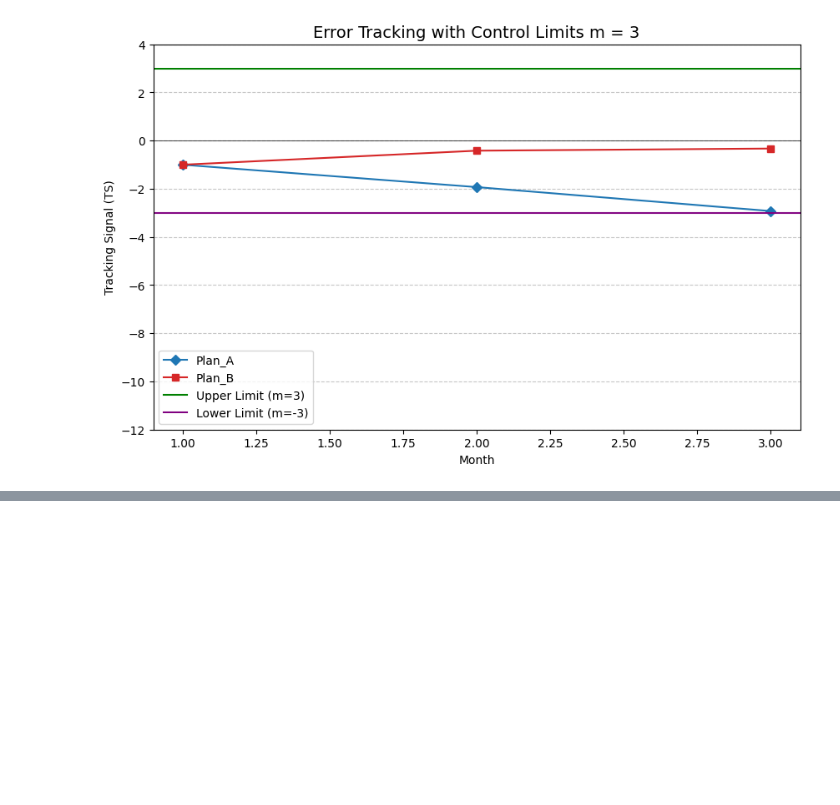
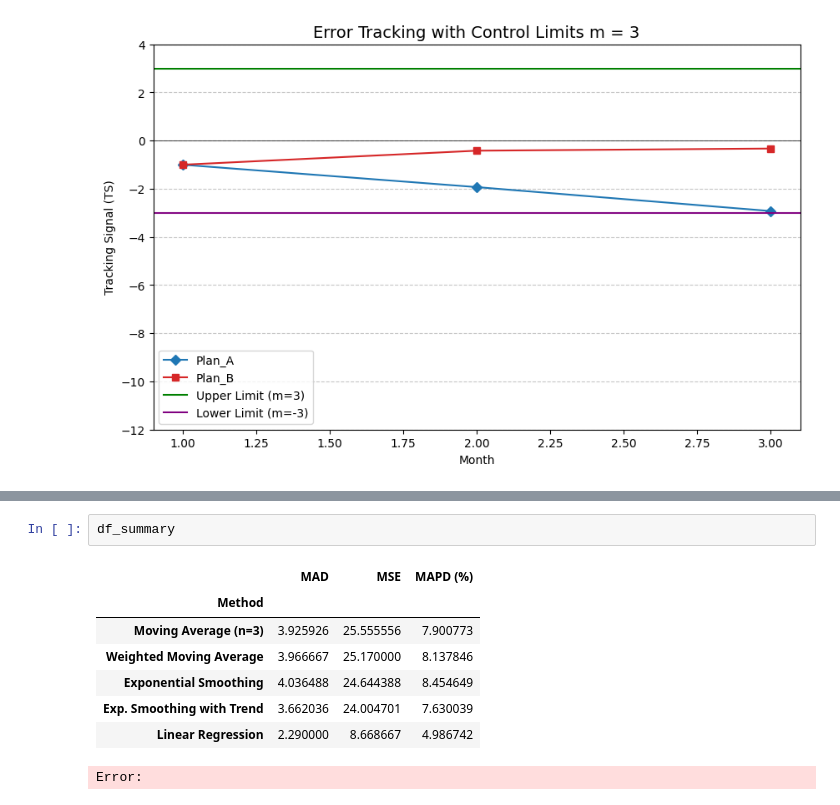
Before and after one commit to alicelouis47/Product_AMI, a Jupyter notebook: 2_Forecast.ipynb, the cells around one changed output, grey strips where cells are left out. Cells and saved outputs as stored; diff of their text form; blank space fills up the shorter version.

```diff
--- a/2_Forecast.ipynb
+++ b/2_Forecast.ipynb
@@ -1411,0 +1940,11 @@ plt.show()
+# %%
+df_summary
+# %% [output]
+|  | MAD | MSE | MAPD (%) |
+| Method |  |  |  |
+| Moving Average (n=3) | 3.925926 | 25.555556 | 7.900773 |
+| Weighted Moving Average | 3.966667 | 25.170000 | 8.137846 |
+| Exponential Smoothing | 4.036488 | 24.644388 | 8.454649 |
+| Exp. Smoothing with Trend | 3.662036 | 24.004701 | 7.630039 |
+| Linear Regression | 2.290000 | 8.668667 | 4.986742 |
+Error:
```
Also changed, not shown: parts of 2 cells of this notebook, 11 other files.
